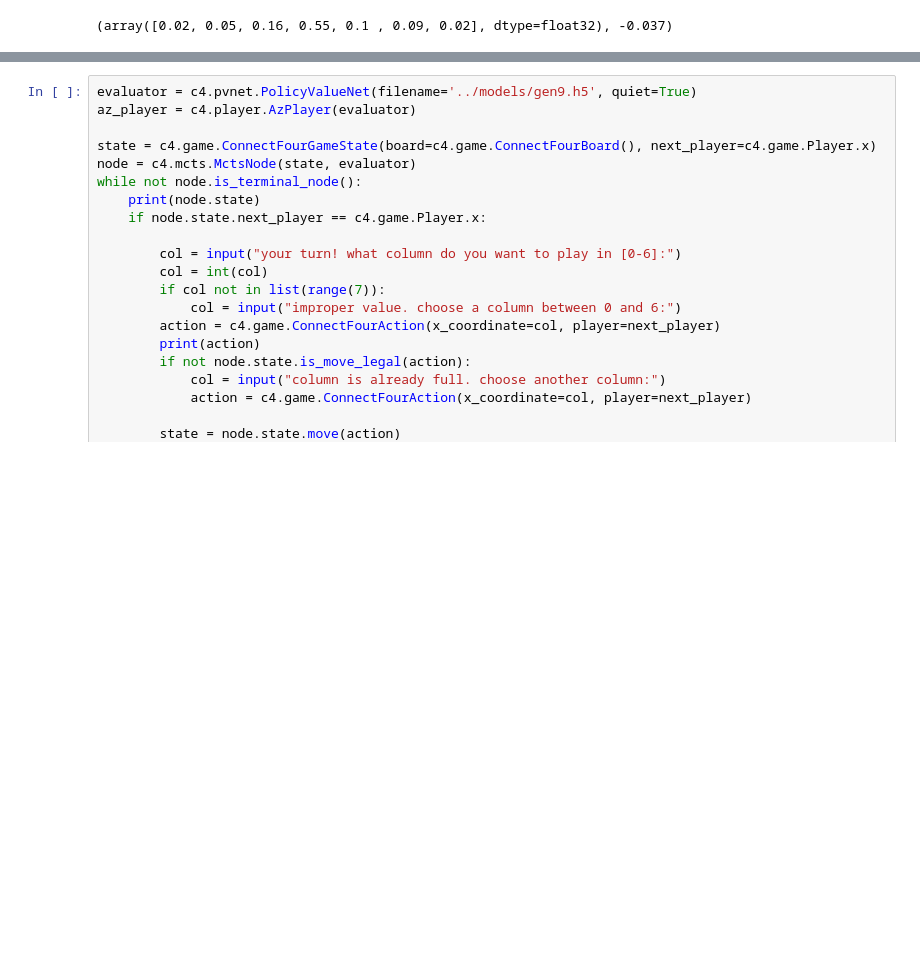
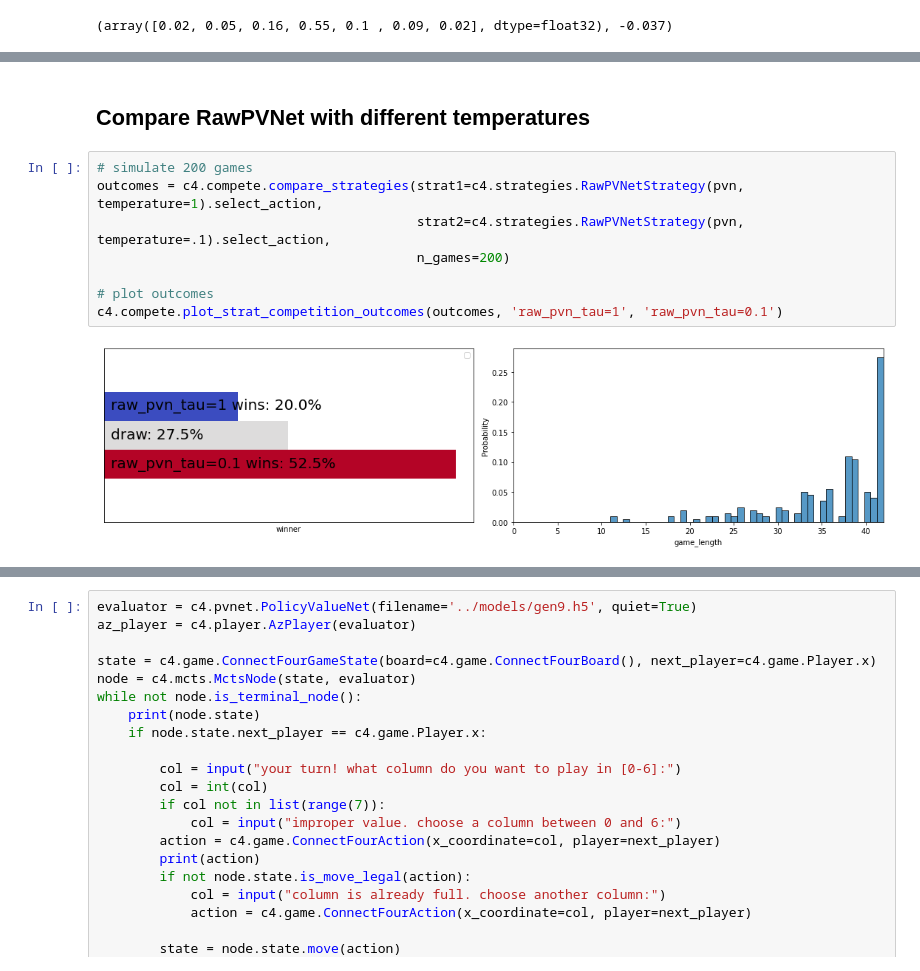
Before and after one commit to spayot/connectfour, a Jupyter notebook: notebooks/test_game.ipynb, the cells around one changed output, grey strips where cells are left out. Cells and saved outputs as stored; diff of their text form; blank space fills up the shorter version.

```diff
--- a/notebooks/test_game.ipynb
+++ b/notebooks/test_game.ipynb
@@ -164,0 +214,12 @@ Subclasses:
+# %% [markdown]
+## Compare RawPVNet with different temperatures
+# %%
+# simulate 200 games
+outcomes = c4.compete.compare_strategies(strat1=c4.strategies.RawPVNetStrategy(pvn, temperature=1).select_action,
+                                         strat2=c4.strategies.RawPVNetStrategy(pvn, temperature=.1).select_action,
+                                         n_games=200)
+
+# plot outcomes
+c4.compete.plot_strat_competition_outcomes(outcomes, 'raw_pvn_tau=1', 'raw_pvn_tau=0.1')
+# %% [output]
+[figure, added]
```
Also changed, not shown: parts of 26 cells of this notebook, 7 other files.
